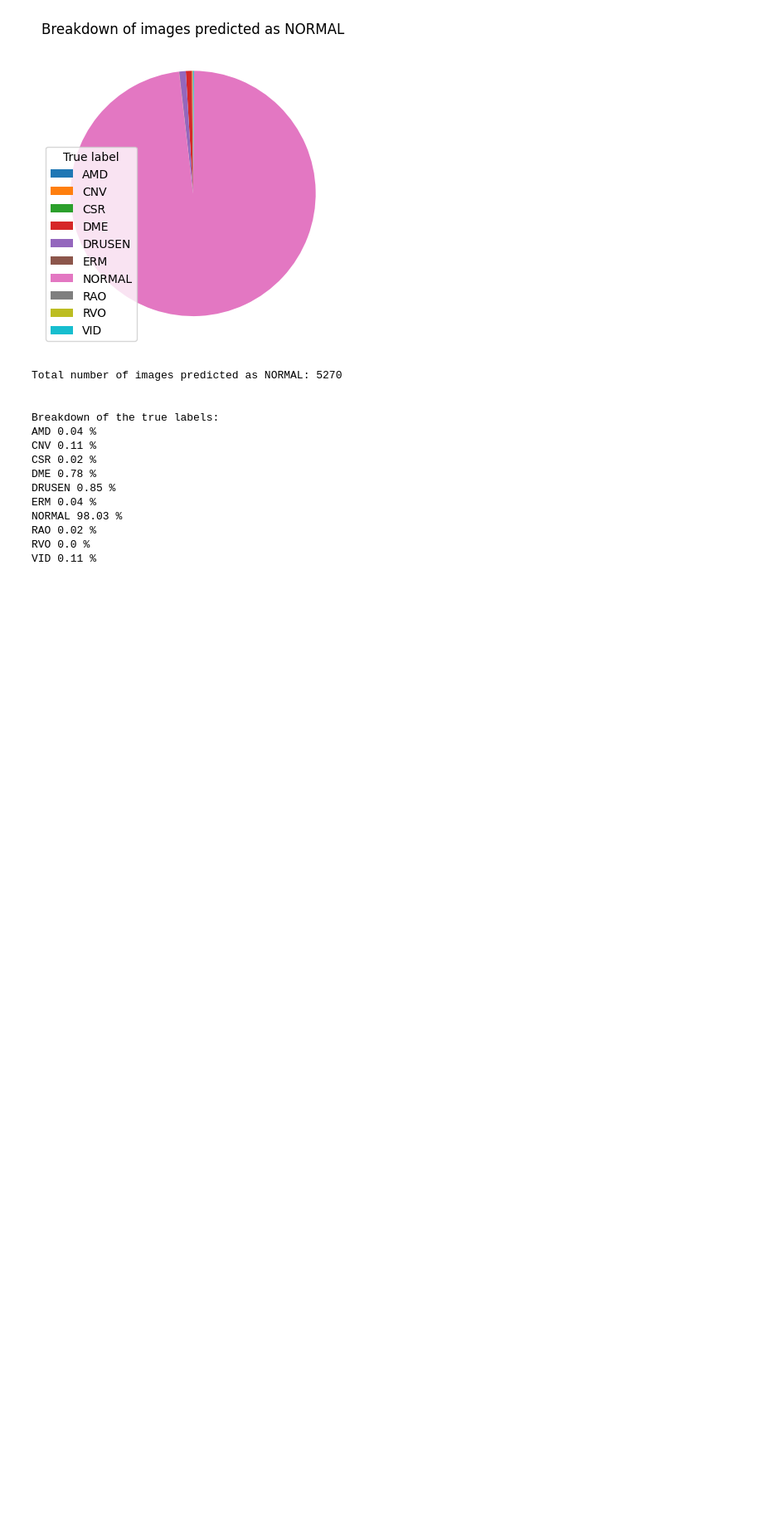
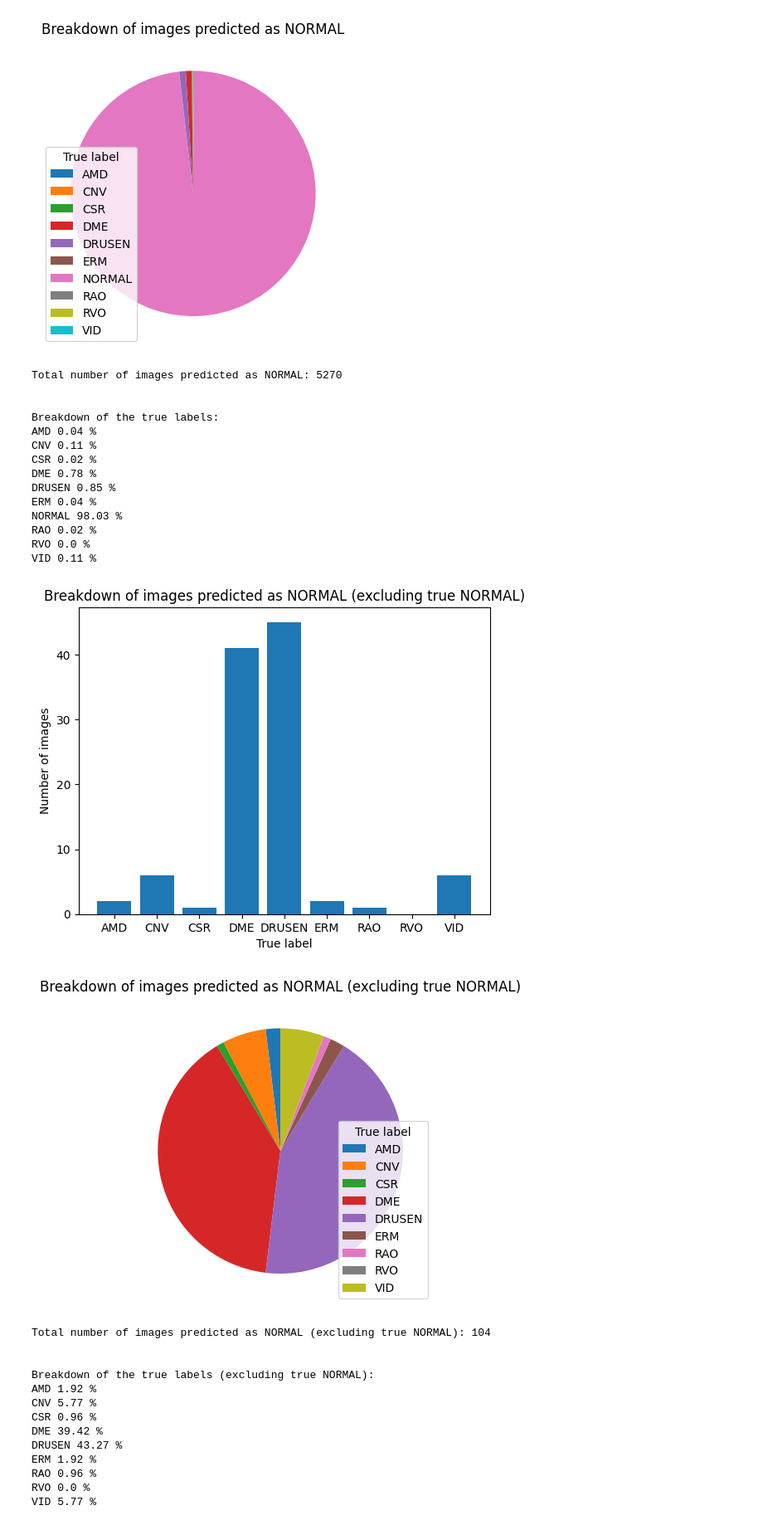
Before and after one commit to KogenNobori/ML-OCT, a Jupyter notebook: classifier.ipynb, the cells around one changed output. Shown at 83% size. Cells and saved outputs as stored; diff of their text form; code cells hidden in the pictures; blank space fills up the shorter version.

```diff
--- a/classifier.ipynb
+++ b/classifier.ipynb
@@ -382,7 +382,7 @@ weighted avg       0.97      0.97      0.97     11638
 classes = ['AMD','CNV', 'CSR', 'DME', 'DRUSEN', 'ERM', 'NORMAL', 'RAO', 'RVO', 'VID' ]
 # %%
 bd_normal = cm[:,6]
-tot_normal = cm[:,6].sum()
+tot_normal = bd_normal.sum()
 
 plt.bar(classes, bd_normal)
 plt.title('Breakdown of images predicted as NORMAL')
@@ -417,3 +417,43 @@ NORMAL 98.03 %
 RAO 0.02 %
 RVO 0.0 %
 VID 0.11 %
+# %%
+bd_normal_wout_n = np.delete(cm[:,6],6)
+tot_normal_wout_n = bd_normal_wout_n.sum()
+
+classes = ['AMD','CNV', 'CSR', 'DME', 'DRUSEN', 'ERM', 'NORMAL', 'RAO', 'RVO', 'VID' ]
+classes.pop(6)
+# print(bd_normal_wout_n, classes)
+
+plt.bar(classes, bd_normal_wout_n)
+plt.title('Breakdown of images predicted as NORMAL (excluding true NORMAL)')
+plt.xlabel('True label')
+plt.ylabel('Number of images')
+plt.show()
+
+plt.pie(bd_normal_wout_n, labels=classes, startangle=90, labeldistance=None)
+plt.title('Breakdown of images predicted as NORMAL (excluding true NORMAL)')
+plt.legend(title = 'True label')
+plt.show()
+
+print('Total number of images predicted as NORMAL (excluding true NORMAL):', tot_normal_wout_n)
+print('\n')
+print('Breakdown of the true labels (excluding true NORMAL):')
+for i in range(len(classes)):
+    print(classes[i], round(bd_normal_wout_n[i]/tot_normal_wout_n*100, 2),'%')
+# %% [output]
+[figure, added]
+[figure, added]
+Total number of images predicted as NORMAL (excluding true NORMAL): 104
+
+
+Breakdown of the true labels (excluding true NORMAL):
+AMD 1.92 %
+CNV 5.77 %
+CSR 0.96 %
+DME 39.42 %
+DRUSEN 43.27 %
+ERM 1.92 %
+RAO 0.96 %
+RVO 0.0 %
+VID 5.77 %
```
Also changed, not shown: parts of 5 cells of this notebook.
